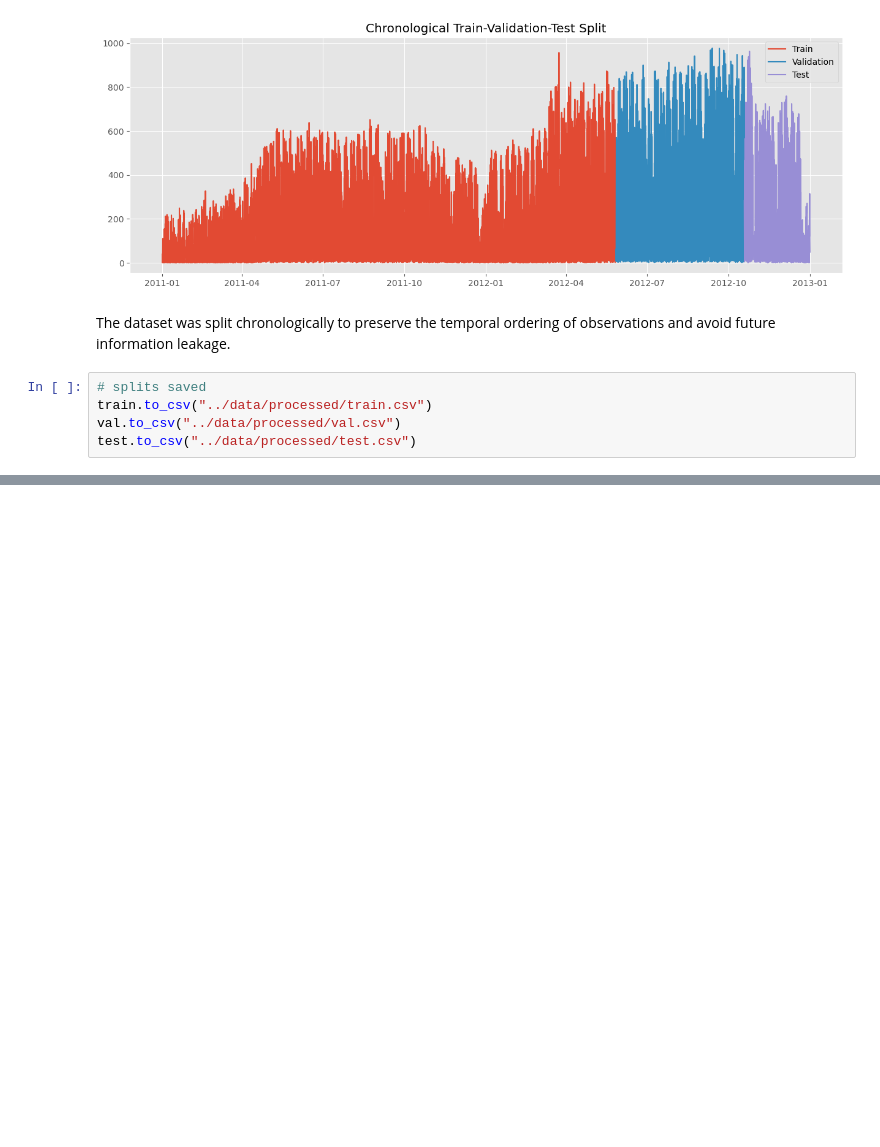
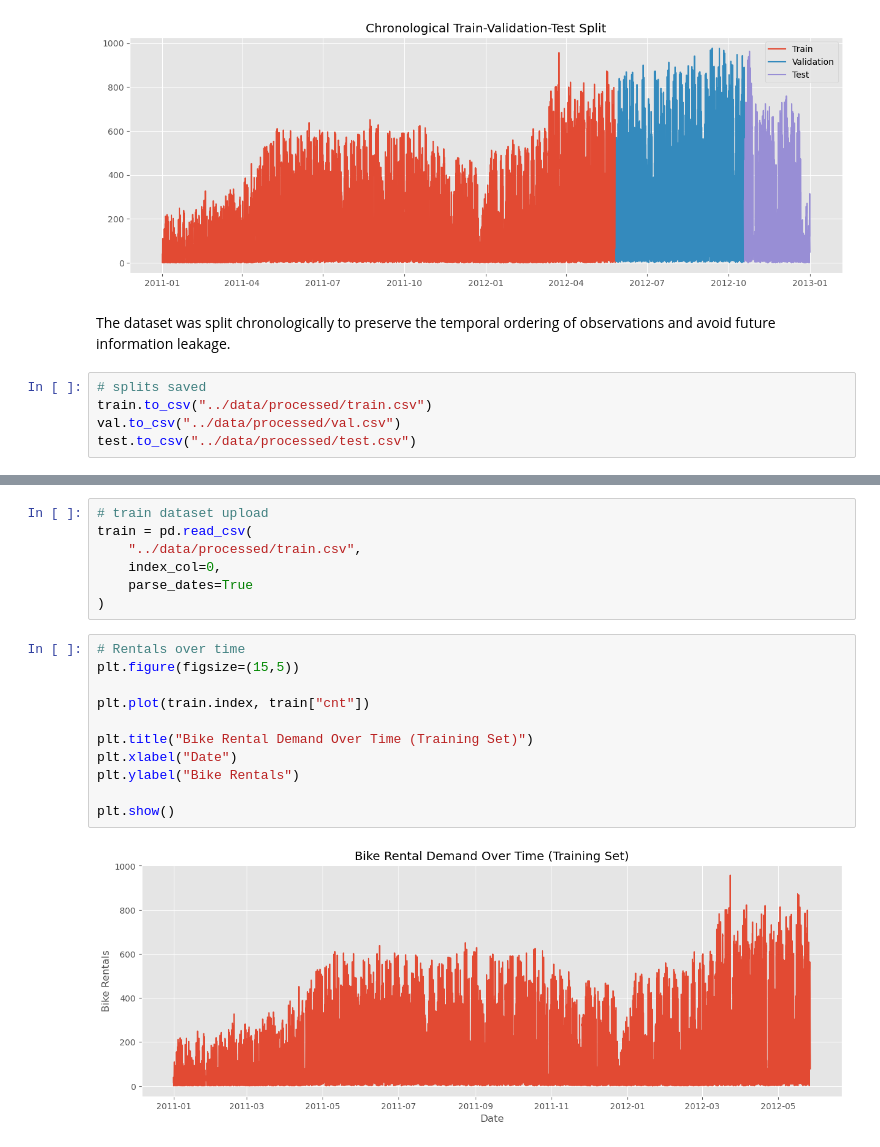
Before and after one commit to Kat-Pelka/RR_project, a Jupyter notebook: notebooks/01_eda.ipynb, the cells around one changed output, grey strips where cells are left out. Cells and saved outputs as stored; diff of their text form; blank space fills up the shorter version.

Commit message:
Add forecasting oriented EDA on training data

```diff
--- a/notebooks/01_eda.ipynb
+++ b/notebooks/01_eda.ipynb
@@ -472,0 +485,20 @@ test.to_csv("../data/processed/test.csv")
+# %%
+# train dataset upload
+train = pd.read_csv(
+    "../data/processed/train.csv",
+    index_col=0,
+    parse_dates=True
+)
+# %%
+# Rentals over time
+plt.figure(figsize=(15,5))
+
+plt.plot(train.index, train["cnt"])
+
+plt.title("Bike Rental Demand Over Time (Training Set)")
+plt.xlabel("Date")
+plt.ylabel("Bike Rentals")
+
+plt.show()
+# %% [output]
+[figure, added]
```
Also changed, not shown: parts of 2 cells of this notebook.
